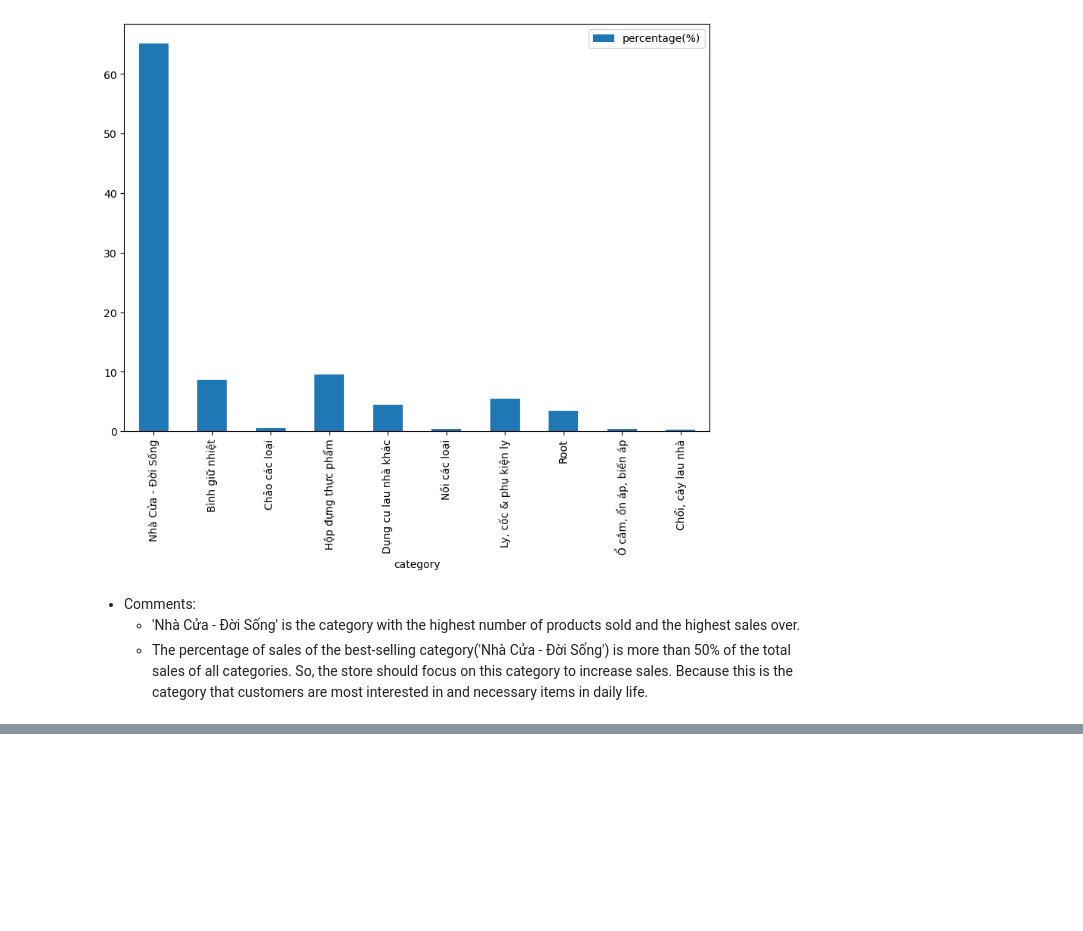
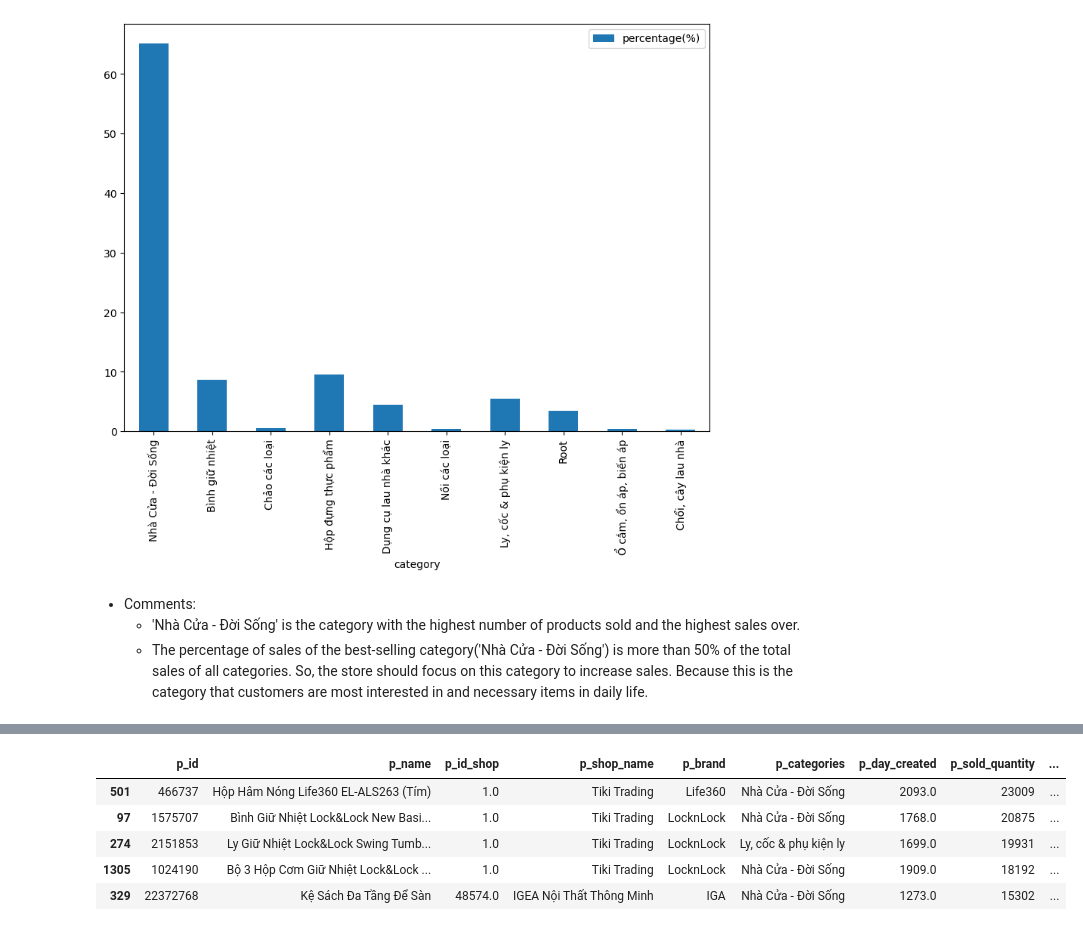
Before and after one commit to TienDat57/IntroductionToDataScience, a Jupyter notebook: src/visualization/index.ipynb, the cells around one changed output, grey strips where cells are left out. Saved outputs shown, nothing was run; the diff lists cells and outputs as text; code cells hidden in the pictures; blank space fills up the shorter version.

```diff
--- a/src/visualization/index.ipynb
+++ b/src/visualization/index.ipynb
@@ -224,0 +258,13 @@ df_cate_in_store_total_sales[:10].plot.bar(x='category', y='percentage(%)', rot=
+# %%
+# get product which have discount rate is not 0
+product_discount = df_products_copy[df_products_copy['p_discount_rate'] != 0]
+# get top 5 product have sold quantity is the highest
+product_discount = product_discount.sort_values(by='p_sold_quantity', ascending=False)[:5]
+product_discount
+# %% [output]
+|  | p_id | p_name | p_id_shop | p_shop_name | p_brand | p_categories | p_day_created | p_sold_quantity | ... |
+| 501 | 466737 | Hộp Hâm Nóng Life360 EL-ALS263 (Tím) | 1.0 | Tiki Trading | Life360 | Nhà Cửa - Đời Sống | 2093.0 | 23009 | ... |
+| 97 | 1575707 | Bình Giữ Nhiệt Lock&Lock New Basi... | 1.0 | Tiki Trading | LocknLock | Nhà Cửa - Đời Sống | 1768.0 | 20875 | ... |
+| 274 | 2151853 | Ly Giữ Nhiệt Lock&Lock Swing Tumb... | 1.0 | Tiki Trading | LocknLock | Ly, cốc & phụ kiện ly | 1699.0 | 19931 | ... |
+| 1305 | 1024190 | Bộ 3 Hộp Cơm Giữ Nhiệt Lock&Lock ... | 1.0 | Tiki Trading | LocknLock | Nhà Cửa - Đời Sống | 1909.0 | 18192 | ... |
+| 329 | 22372768 | Kệ Sách Đa Tầng Để Sàn | 48574.0 | IGEA Nội Thất Thông Minh | IGA | Nhà Cửa - Đời Sống | 1273.0 | 15302 | ... |
```
Also changed, not shown: parts of 16 cells of this notebook.
